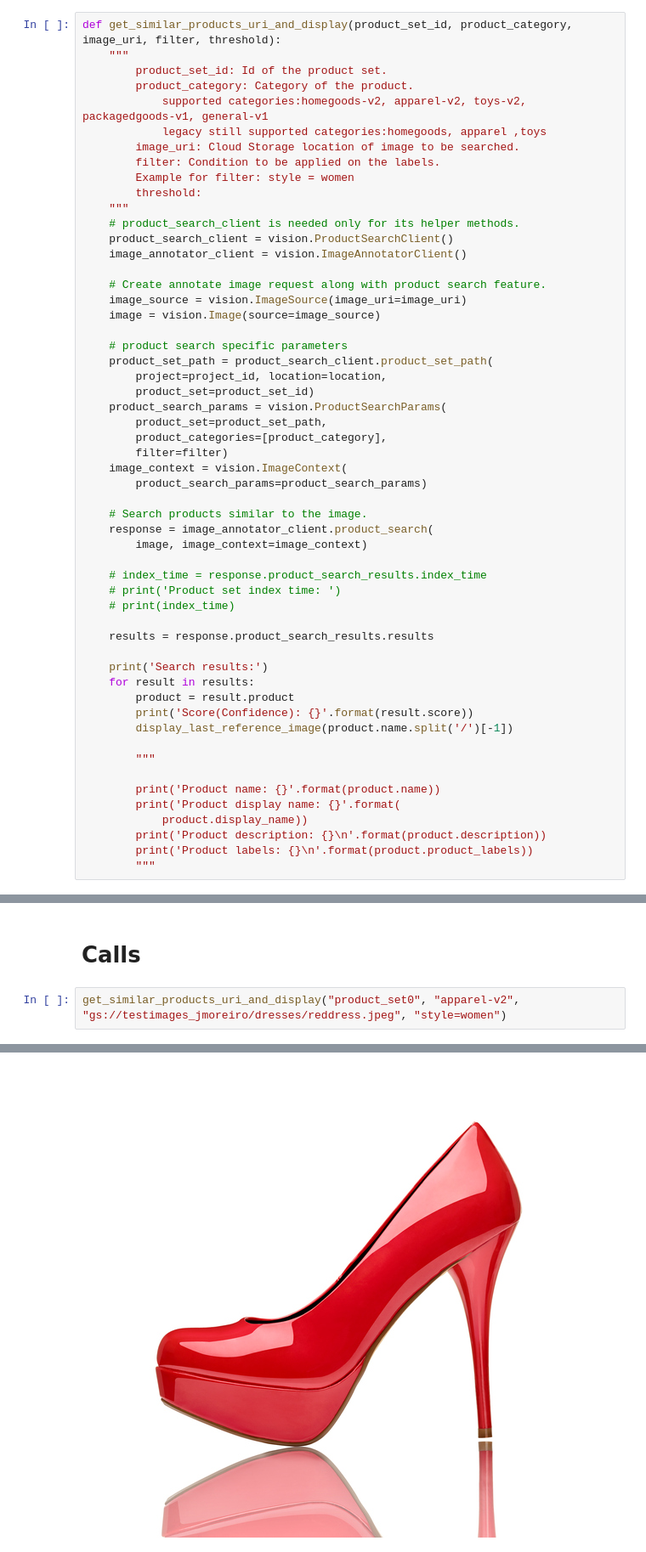
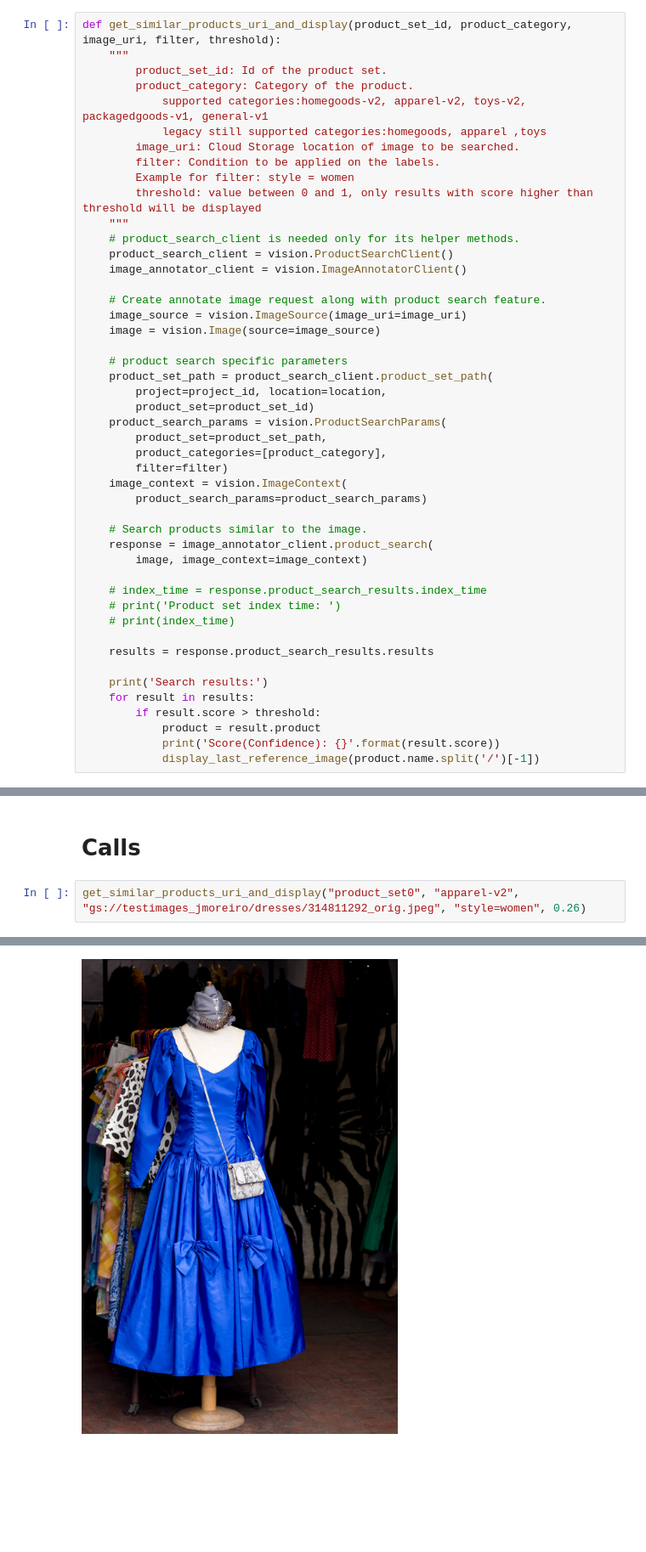
Before and after one commit to julietsvq/retailsearch, a Jupyter notebook: VisionProductSearch.ipynb, the cells around one changed output, grey strips where cells are left out. Shown at 85% size. Drawn from its saved outputs; the diff is of its cells as text; blank space fills up the shorter version.

Commit message:
Adding score threshold

```diff
--- a/VisionProductSearch.ipynb
+++ b/VisionProductSearch.ipynb
@@ -222,7 +222,7 @@ def get_similar_products_uri_and_display(product_set_id, product_category, image
         image_uri: Cloud Storage location of image to be searched.
         filter: Condition to be applied on the labels.
         Example for filter: style = women
-        threshold:
+        threshold: value between 0 and 1, only results with score higher than threshold will be displayed
     """
     # product_search_client is needed only for its helper methods.
     product_search_client = vision.ProductSearchClient()
@@ -255,18 +255,10 @@ def get_similar_products_uri_and_display(product_set_id, product_category, image
 
     print('Search results:')
     for result in results:
-        product = result.product
-        print('Score(Confidence): {}'.format(result.score))
-        display_last_reference_image(product.name.split('/')[-1])
-
-        """
-
-        print('Product name: {}'.format(product.name))
-        print('Product display name: {}'.format(
-            product.display_name))
-        print('Product description: {}\n'.format(product.description))
-        print('Product labels: {}\n'.format(product.product_labels))
-        """
+        if result.score > threshold:
+            product = result.product
+            print('Score(Confidence): {}'.format(result.score))
+            display_last_reference_image(product.name.split('/')[-1])
 # %% [markdown]
 # Helper methods
 # %% [markdown]
@@ -507,5 +499,5 @@ def display_blob_image(uri):
 # %% [markdown]
 # Calls
 # %%
-get_similar_products_uri_and_display("product_set0", "apparel-v2", "gs://testimages_jmoreiro/dresses/reddress.jpeg", "style=women")
+get_similar_products_uri_and_display("product_set0", "apparel-v2", "gs://testimages_jmoreiro/dresses/314811292_orig.jpeg", "style=women", 0.26)
 # %% [output]
@@ -524 +512 @@ product-search-tutorial/images/469ae13370ba11e894f4d20059124800.jpg
-[figure, old version]
+[figure, new version]
```
Also changed, not shown: parts of 1 cell of this notebook.
